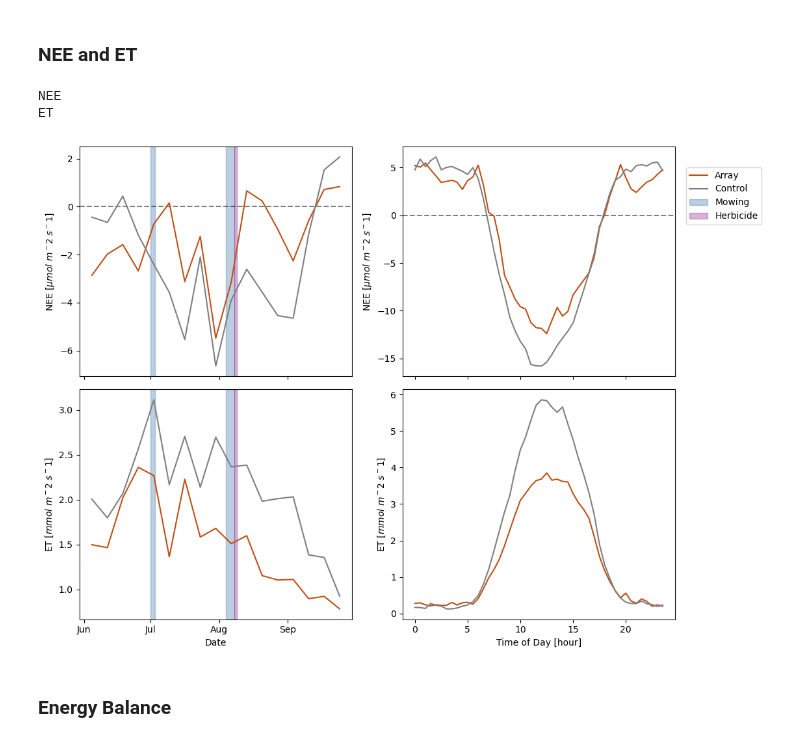
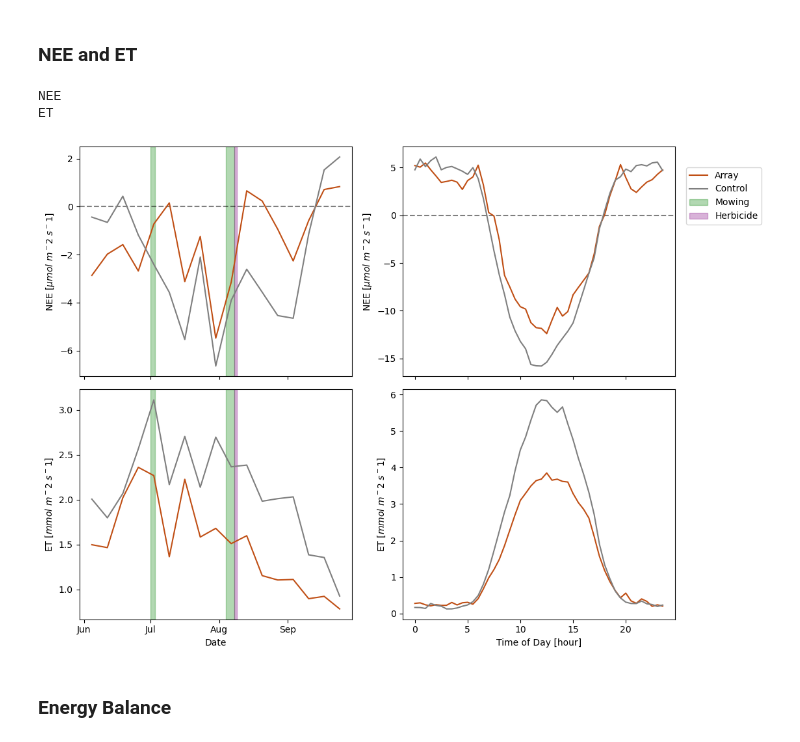
Before and after one commit to ermather/Kogonsa_Solar_obs_analysis, a Jupyter notebook: obs_analysis/AVRF_manuscript_figs.ipynb, the cells around one changed output. Cells and saved outputs as stored; diff of their text form; code cells hidden in the pictures.

```diff
--- a/obs_analysis/AVRF_manuscript_figs.ipynb
+++ b/obs_analysis/AVRF_manuscript_figs.ipynb
@@ -217,8 +217,8 @@ for ax in axs[0, :]:
 
 #Add management as vertical lines on each plot
 for ax in axs[:, 0]:
-    m1 = ax.axvspan(xmin=dt.datetime(2025, 7, 1), xmax=dt.datetime(2025, 7, 3), alpha=0.3, color=colordict['south'])
-    ax.axvspan(xmin=dt.datetime(2025, 8, 4), xmax=dt.datetime(2025, 8, 8), alpha=0.3, color=colordict['south'])
+    m1 = ax.axvspan(xmin=dt.datetime(2025, 7, 1), xmax=dt.datetime(2025, 7, 3), alpha=0.3, color=colordict['below'])
+    ax.axvspan(xmin=dt.datetime(2025, 8, 4), xmax=dt.datetime(2025, 8, 8), alpha=0.3, color=colordict['below'])
     m2 = ax.axvspan(xmin=dt.datetime(2025, 8, 8), xmax=dt.datetime(2025, 8, 9), alpha=0.3, color=colordict['other3'])
 
 
@@ -253,34 +253,34 @@ for i in range(len(vardict.keys())): #Need i for plotting
 
     axr.set_ylabel(var  + ' ' + units)
 
 
     axr.plot(hh_index, KSA_day_cyc, c = arraycolor)
     axr.plot(hh_index, KSC_day_cyc, c = colordict['control'])
 
 
     if not handles: #handles is a list which returns false if empty (if empty, then include values l1 and l2)
         handles = [l1[0], l2[0], m1, m2]
 
 
 axl.xaxis.set_major_locator(mdates.MonthLocator())  # Tick at start of each month
 axl.xaxis.set_major_formatter(mdates.DateFormatter('%b'))  # Format as abbreviated month name
 
 #X-axis labels
 axl.set_xlabel('Date')
 axr.set_xlabel('Time of Day [hour]')
 
 #Add figure legend
 fig.legend(handles, ['Array', 'Control', 'Mowing', 'Herbicide'], loc = 'upper right', bbox_to_anchor=(1.125, .95))
 
 #Save figure
 save_base_path = r'C:\Users\emily\Documents\Grad_School\Research\Solar\Figures\AVRF_manuscript\\'
 fig.tight_layout()
 # plt.savefig(save_base_path + 'all_flux_plots.png', bbox_inches=Bbox([[0,-.2],figsize]))
 plt.savefig(save_base_path + 'all_flux_plots.png', bbox_inches='tight')
 # %% [output]
 NEE
 ET
-[figure, old version]
+[figure, new version]
 # %% [markdown]
 ### Energy Balance
 # %% [markdown]
```
Also changed, not shown: parts of 5 cells of this notebook.
